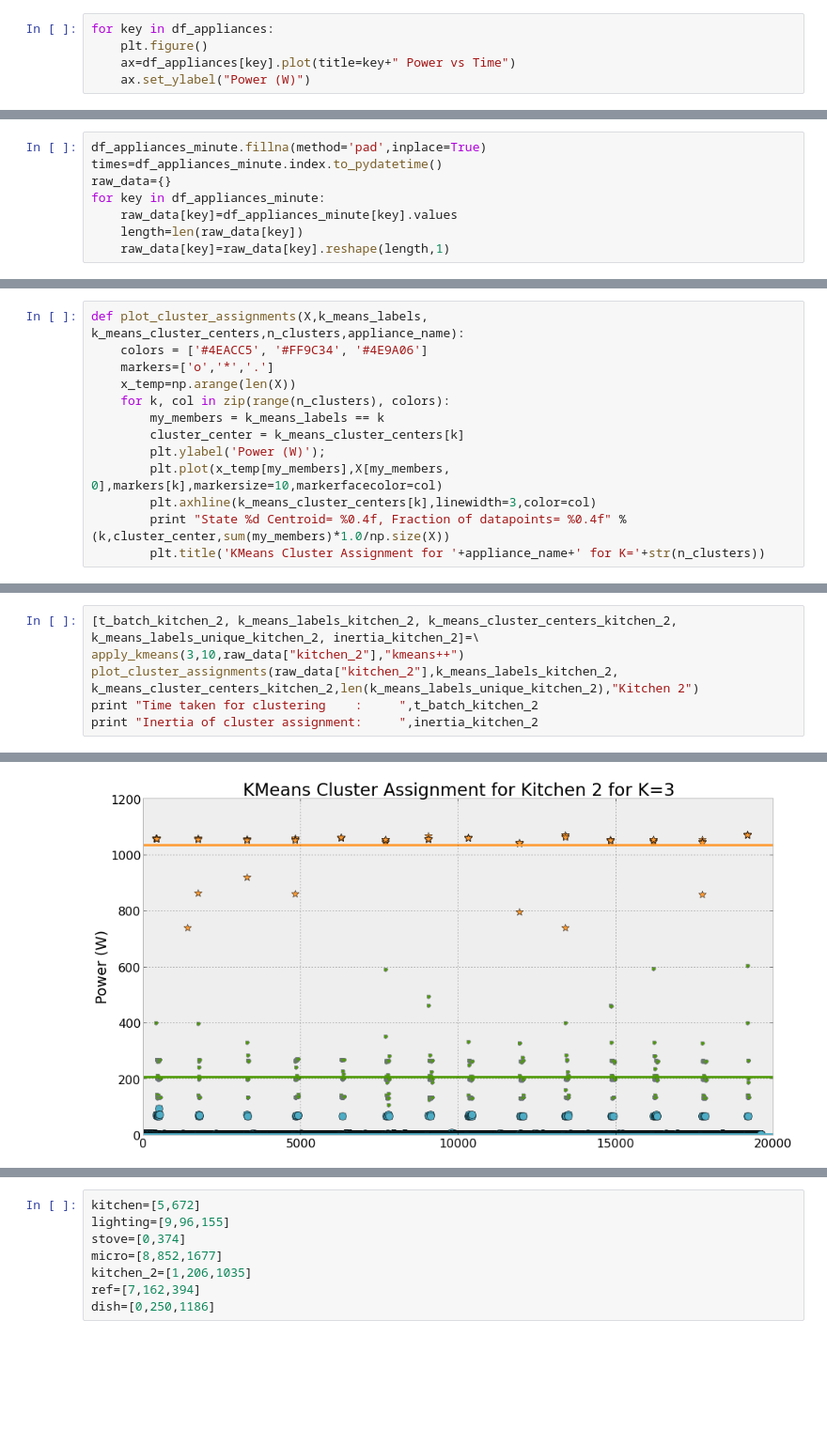
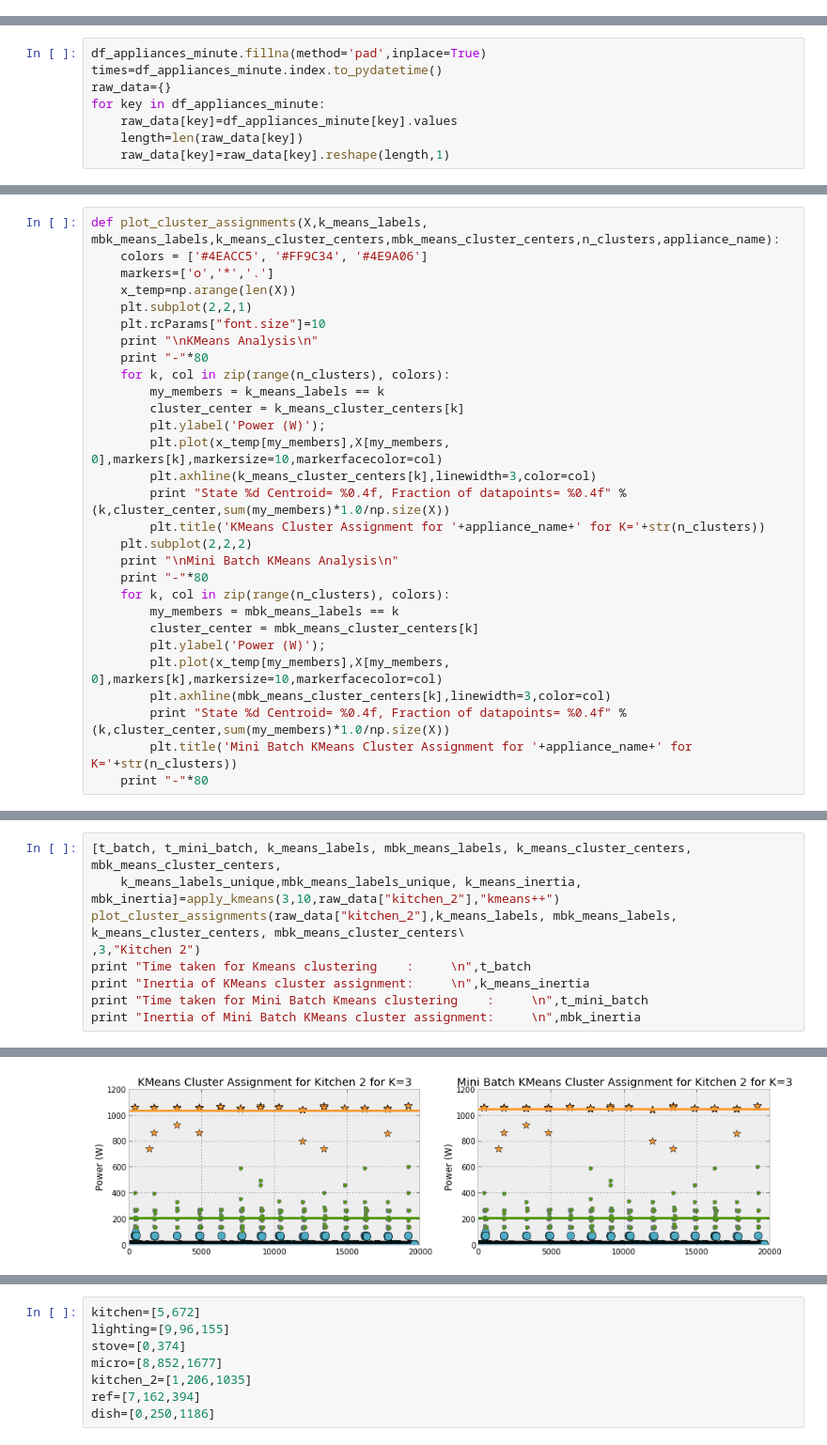
Before and after one commit to nipunbatra/nilm, a Jupyter notebook: REDD_House2_Analysis.ipynb, the cells around one changed output, grey strips where cells are left out. Shown at 94% size. Saved outputs shown, nothing was run; the diff lists cells and outputs as text; blank space fills up the shorter version.

```diff
--- a/REDD_House2_Analysis.ipynb
+++ b/REDD_House2_Analysis.ipynb
@@ -287,5 +300,0 @@ Now we plot all the channels and desctibe their statistics
-# %%
-for key in df_appliances:
-    plt.figure()
-    ax=df_appliances[key].plot(title=key+" Power vs Time")
-    ax.set_ylabel("Power (W)")
@@ -727,8 +750,12 @@ def apply_kmeans(n_clusters, n_init,X,init=None):
 # %%
-def plot_cluster_assignments(X,k_means_labels, k_means_cluster_centers,n_clusters,appliance_name):
+def plot_cluster_assignments(X,k_means_labels, mbk_means_labels,k_means_cluster_centers,mbk_means_cluster_centers,n_clusters,appliance_name):
     colors = ['#4EACC5', '#FF9C34', '#4E9A06']
     markers=['o','*','.']
     x_temp=np.arange(len(X))
+    plt.subplot(2,2,1)
+    plt.rcParams["font.size"]=10
+    print "\nKMeans Analysis\n"
+    print "-"*80
     for k, col in zip(range(n_clusters), colors):
         my_members = k_means_labels == k
         cluster_center = k_means_cluster_centers[k]
@@ -737,3 +764,15 @@ def plot_cluster_assignments(X,k_means_labels, k_means_cluster_centers,n_cluster
         plt.axhline(k_means_cluster_centers[k],linewidth=3,color=col)
         print "State %d Centroid= %0.4f, Fraction of datapoints= %0.4f" %(k,cluster_center,sum(my_members)*1.0/np.size(X))
         plt.title('KMeans Cluster Assignment for '+appliance_name+' for K='+str(n_clusters))
+    plt.subplot(2,2,2)
+    print "\nMini Batch KMeans Analysis\n"
+    print "-"*80
+    for k, col in zip(range(n_clusters), colors):
+        my_members = mbk_means_labels == k
+        cluster_center = mbk_means_cluster_centers[k]
+        plt.ylabel('Power (W)');
+        plt.plot(x_temp[my_members],X[my_members, 0],markers[k],markersize=10,markerfacecolor=col)
+        plt.axhline(mbk_means_cluster_centers[k],linewidth=3,color=col)
+        print "State %d Centroid= %0.4f, Fraction of datapoints= %0.4f" %(k,cluster_center,sum(my_members)*1.0/np.size(X))
+        plt.title('Mini Batch KMeans Cluster Assignment for '+appliance_name+' for K='+str(n_clusters))
+    print "-"*80
@@ -765,7 +841,10 @@ Inertia of cluster assignment:      2529066.47693
 # %%
-[t_batch_kitchen_2, k_means_labels_kitchen_2, k_means_cluster_centers_kitchen_2, k_means_labels_unique_kitchen_2, inertia_kitchen_2]=\
-apply_kmeans(3,10,raw_data["kitchen_2"],"kmeans++")
-plot_cluster_assignments(raw_data["kitchen_2"],k_means_labels_kitchen_2, k_means_cluster_centers_kitchen_2,len(k_means_labels_unique_kitchen_2),"Kitchen 2")
-print "Time taken for clustering    :     ",t_batch_kitchen_2
-print "Inertia of cluster assignment:     ",inertia_kitchen_2
+[t_batch, t_mini_batch, k_means_labels, mbk_means_labels, k_means_cluster_centers, mbk_means_cluster_centers,
+    k_means_labels_unique,mbk_means_labels_unique, k_means_inertia, mbk_inertia]=apply_kmeans(3,10,raw_data["kitchen_2"],"kmeans++")
+plot_cluster_assignments(raw_data["kitchen_2"],k_means_labels, mbk_means_labels, k_means_cluster_centers, mbk_means_cluster_centers\
+,3,"Kitchen 2")
+print "Time taken for Kmeans clustering    :     \n",t_batch
+print "Inertia of KMeans cluster assignment:     \n",k_means_inertia
+print "Time taken for Mini Batch Kmeans clustering    :     \n",t_mini_batch
+print "Inertia of Mini Batch KMeans cluster assignment:     \n",mbk_inertia
 # %% [output]
@@ -777 +868 @@ Inertia of cluster assignment:      2805123.96163
-[figure, old version]
+[figure, new version]
```
Also changed, not shown: parts of 45 cells of this notebook.
